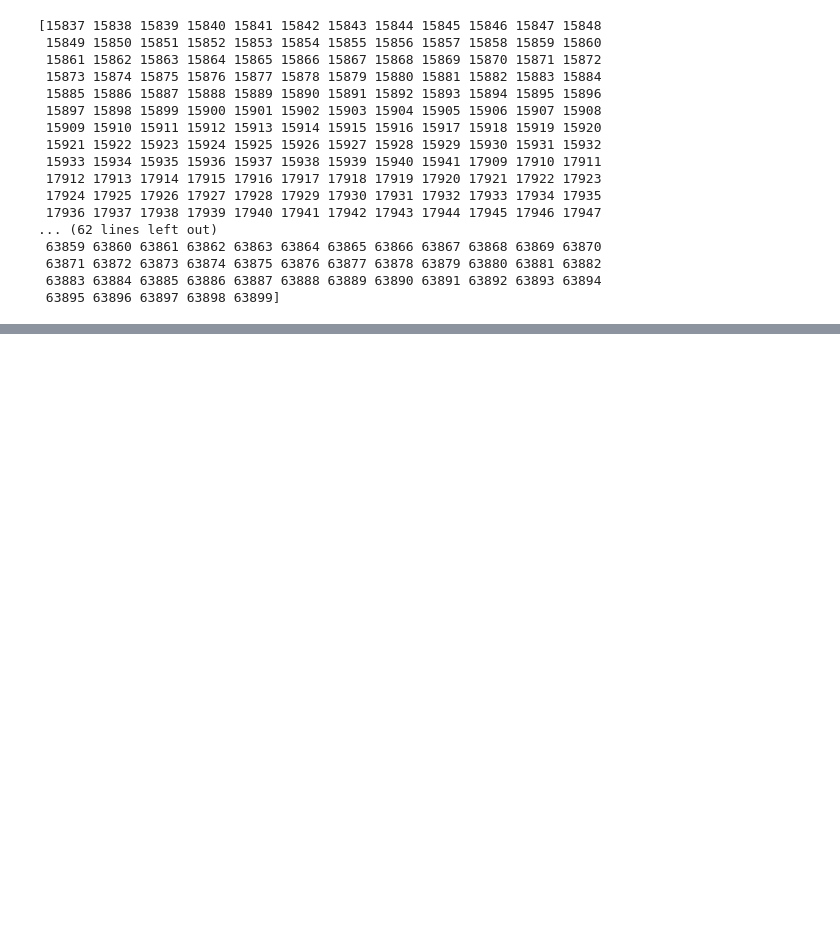
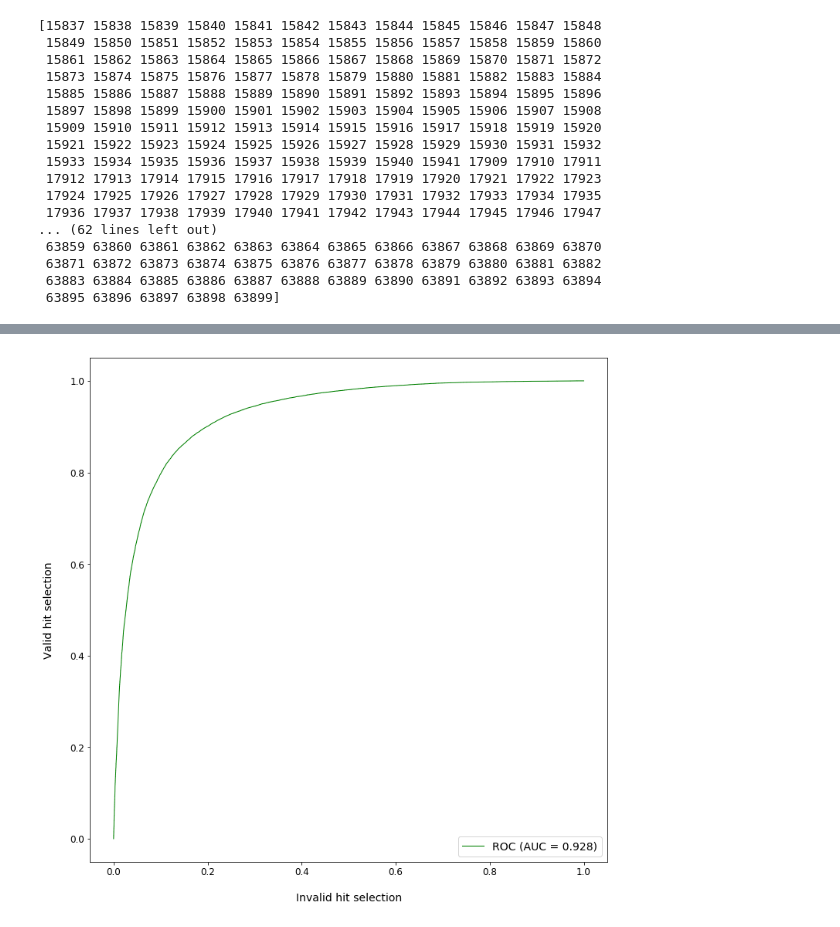
Before and after one commit to gabrielcammany/LHCb-CERN, a Jupyter notebook: notebooks/reconstruction/Station_Seed_Validation_NN.ipynb, the cells around one changed output, grey strips where cells are left out. Drawn from its saved outputs; the diff is of its cells as text; code cells hidden in the pictures; blank space fills up the shorter version.

```diff
--- a/notebooks/reconstruction/Station_Seed_Validation_NN.ipynb
+++ b/notebooks/reconstruction/Station_Seed_Validation_NN.ipynb
@@ -310,2 +290,14 @@ Event 12/290     Acc: 3.650980 Size 0.000000 Proportion 1.469957
          Size: 0.000000
+# %%
+final_X_classifier = []
+final_Y_classifier = []
+
+for i in range(0, len(Y_classifier)):
+    if final_Y_classifier.count(0)/(len(final_Y_classifier) + 1) < 0.6:
+        final_X_classifier.append(X_classifier[i])
+        final_Y_classifier.append(Y_classifier[i])
+    else:
+        if Y_classifier[i] == 1:
+            final_X_classifier.append(X_classifier[i])
+            final_Y_classifier.append(Y_classifier[i])
 # %%
@@ -339,7 +341,7 @@ Trainable params: 209
 Non-trainable params: 0
 _________________________________________________________________
 # %%
-X_train, X_test, y_train, y_test = train_test_split(np.array(X_classifier), np.array(Y_classifier))
+X_train, X_test, y_train, y_test = train_test_split(np.array(final_X_classifier), np.array(final_Y_classifier))
 print("X Train length: %d" % len(X_train))
 print("X Test Length %d" % len(X_test))
 print("Y Train length: %d" % len(y_train))
@@ -352,3 +354,3 @@ Y Test length: 49500
 # %%
-track_classifier.fit(X_train, y_train, epochs=50, batch_size=100, verbose=1, validation_split=0.1)
+track_classifier.fit(X_train, y_train, epochs=200, batch_size=100, verbose=1, validation_split=0.1)
 # %% [output]
@@ -382,0 +385,15 @@ track_classifier.save("./models/seed_station_validation.h5")
+# %%
+predictions = track_classifier.predict(X_test)
+# %%
+fpr, tpr, threshold = metrics.roc_curve(y_test, predictions)
+roc_auc = metrics.auc(fpr, tpr)
+plt.figure(figsize=(12,12))
+plt.plot(fpr, tpr, lw=1, alpha=1, label='ROC (AUC = %0.3f)' % (roc_auc), c='green')
+plt.xlabel('\nInvalid hit selection', fontsize=14)
+plt.ylabel('Valid hit selection\n', fontsize=14)
+plt.legend(loc = 'lower right',prop={'size': 14})
+plt.tick_params(axis='both', which='major', labelsize=12)
+plt.tick_params(axis='both', which='minor', labelsize=12)
+plt.show()
+# %% [output]
+[figure, added]
```
Also changed, not shown: parts of 13 cells of this notebook, 38 other files.
